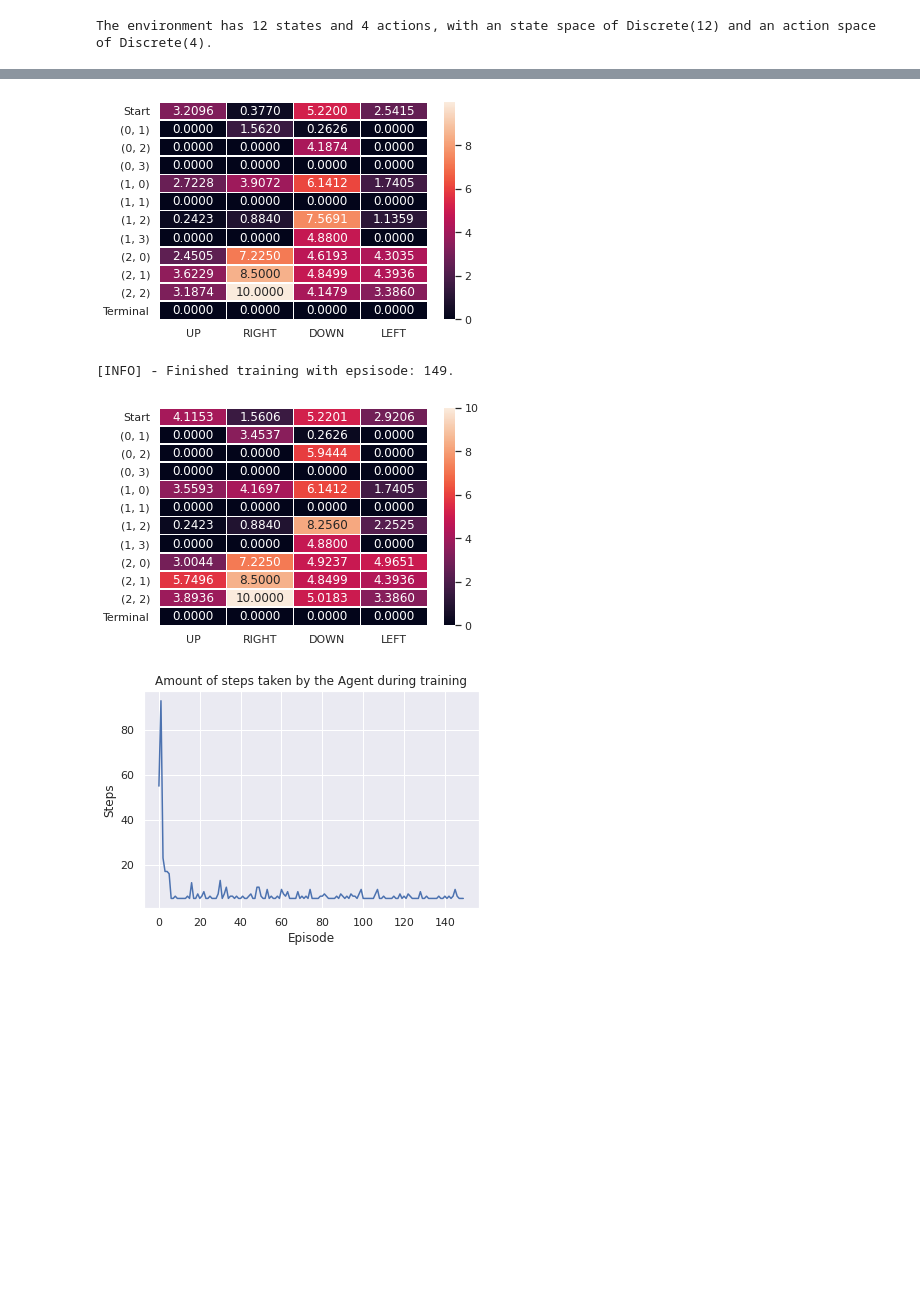
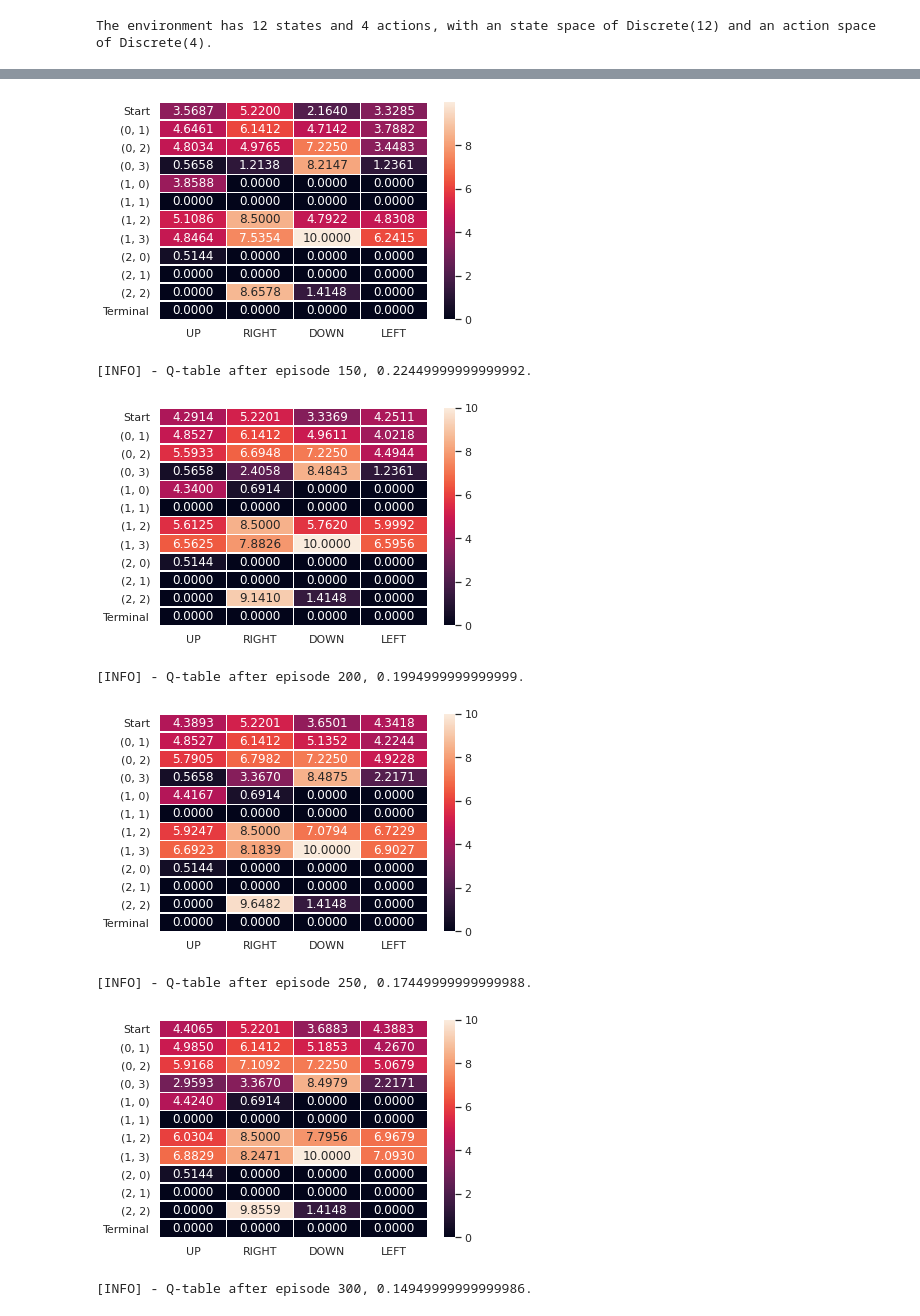
Before and after one commit to TheExplorer95/deepRL_lecture, a Jupyter notebook: assignments/q_learning_gridworld.ipynb, the cells around one changed output, grey strips where cells are left out. Drawn from its saved outputs; the diff is of its cells as text; code cells hidden in the pictures; blank space fills up the shorter version.

```diff
--- a/assignments/q_learning_gridworld.ipynb
+++ b/assignments/q_learning_gridworld.ipynb
@@ -122,7 +121,7 @@ env = gym.make('gridworld-v0')
 
 q_learning = QLearning(env,
                        alpha=0.2,      # learning rate
-                       epsilon=0.2,    # epsilon_greedy
+                       epsilon=0.3,    # epsilon_greedy
                        gamma=0.85,      # discount factor (0-myopic; 1-far sighted)
                        decay_factor=0.0005,
                        render=False)
@@ -131,6 +130,6 @@ print(f'The environment has {env.env.observation_space.n} states and {env.env.ac
 # %% [output]
 The environment has 12 states and 4 actions, with an state space of Discrete(12) and an action space of Discrete(4).
 # %%
-v_star = q_learning.train_agent(episodes=150,
+v_star = q_learning.train_agent(episodes=500,
                                 timesteps=100)
 # %% [output]
@@ -140,4 +139,8 @@ v_star = q_learning.train_agent(episodes=150,
-[figure, old version]
+[figure, new version]
-[INFO] - Finished training with epsisode: 149.
+[INFO] - Q-table after episode 150, 0.22449999999999992.
-[figure, old version]
+[figure, new version]
+[INFO] - Q-table after episode 200, 0.1994999999999999.
-[figure, old version]
+[figure, new version]
+[INFO] - Q-table after episode 250, 0.17449999999999988.
+[figure, added]
+[INFO] - Q-table after episode 300, 0.14949999999999986.
```
Also changed, not shown: parts of 2 cells of this notebook.
